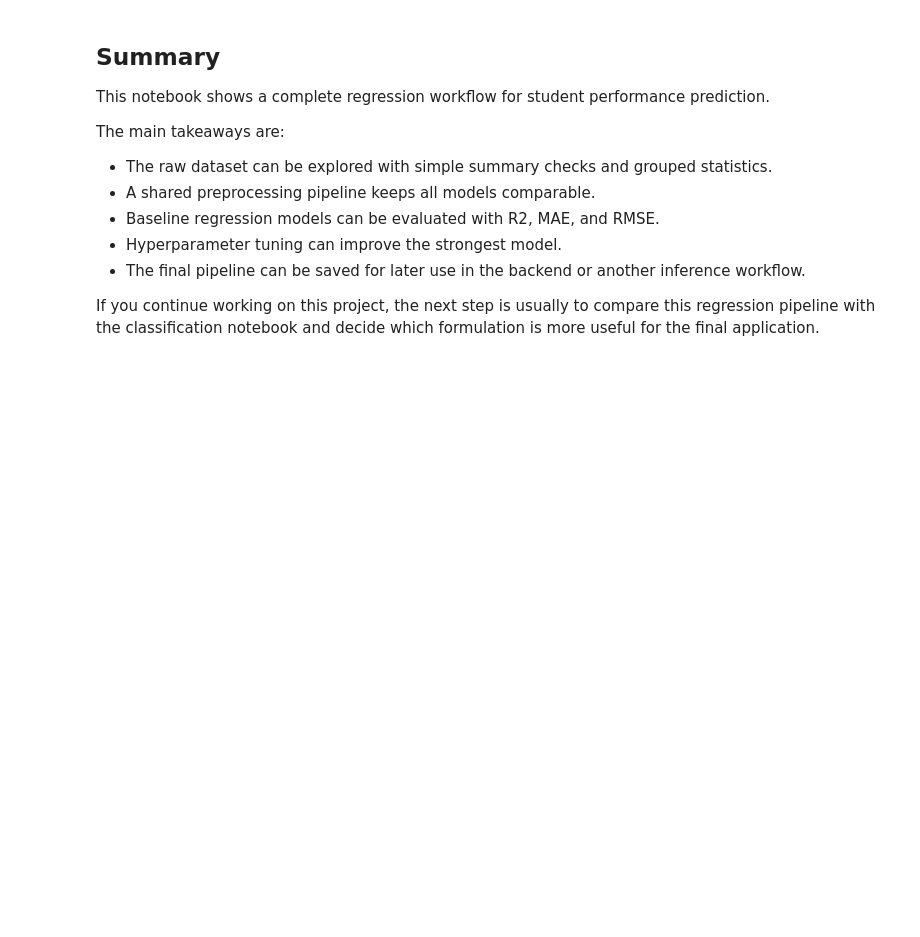
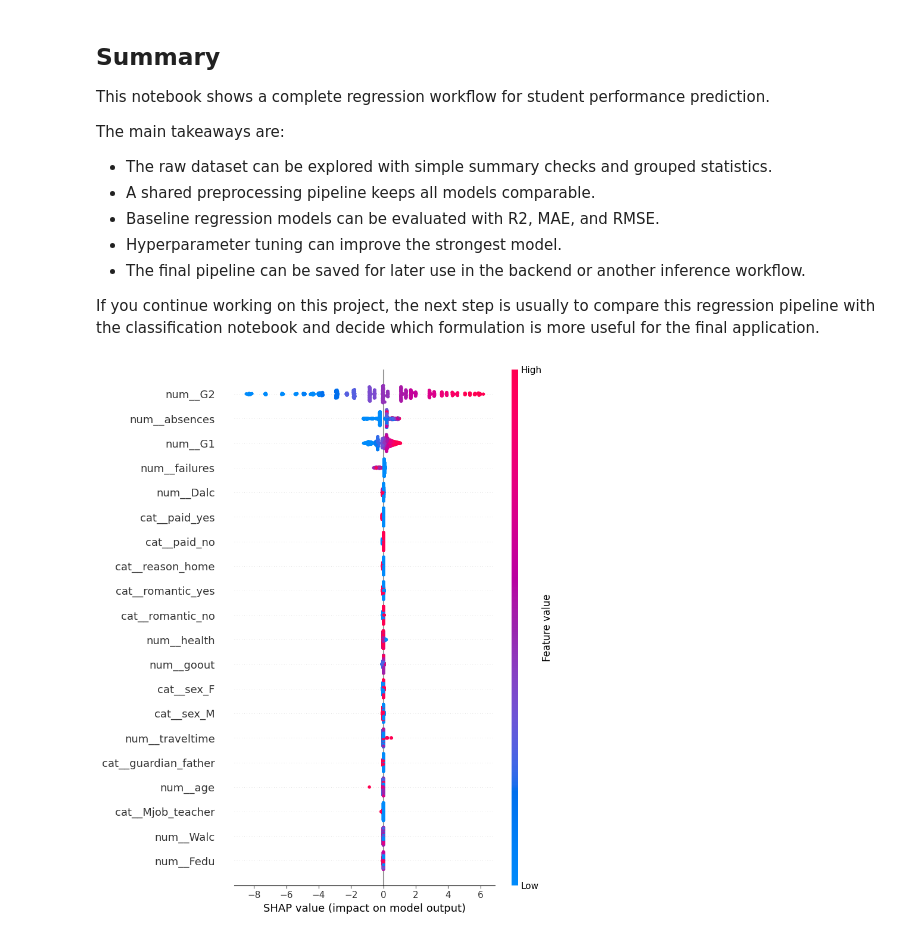
Before and after one commit to dogukanozcelik/student-performance-predictor, a Jupyter notebook: model-service/model_selection.ipynb, the cells around one changed output. Saved outputs shown, nothing was run; the diff lists cells and outputs as text; code cells hidden in the pictures; blank space fills up the shorter version.

Commit message:
add/shap-lime

```diff
--- a/model-service/model_selection.ipynb
+++ b/model-service/model_selection.ipynb
@@ -371,0 +377,25 @@ If you continue working on this project, the next step is usually to compare thi
+# %%
+model = best_model.named_steps["model"]
+
+preprocessor = best_model.named_steps[
+    "preprocessor"
+]
+
+X_processed = preprocessor.transform(x_train)
+
+feature_names = preprocessor.get_feature_names_out()
+# %%
+explainer = shap.Explainer(
+    model,
+    X_processed
+)
+
+shap_values = explainer(X_processed)
+# %%
+shap.summary_plot(
+    shap_values,
+    X_processed,
+    feature_names=feature_names
+)
+# %% [output]
+[figure, added]
```
Also changed, not shown: parts of 3 cells of this notebook, 4 other files.
